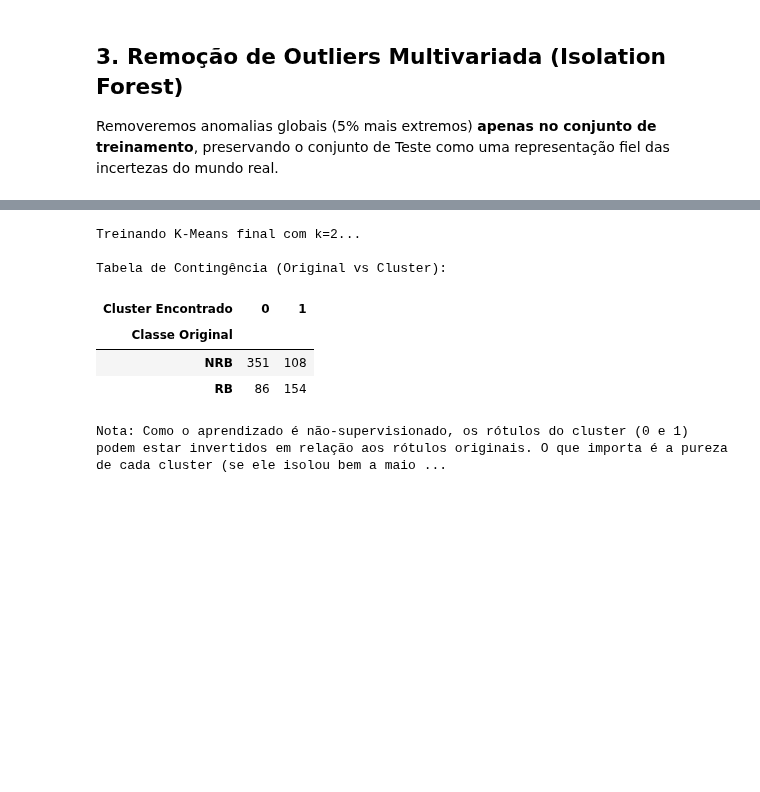
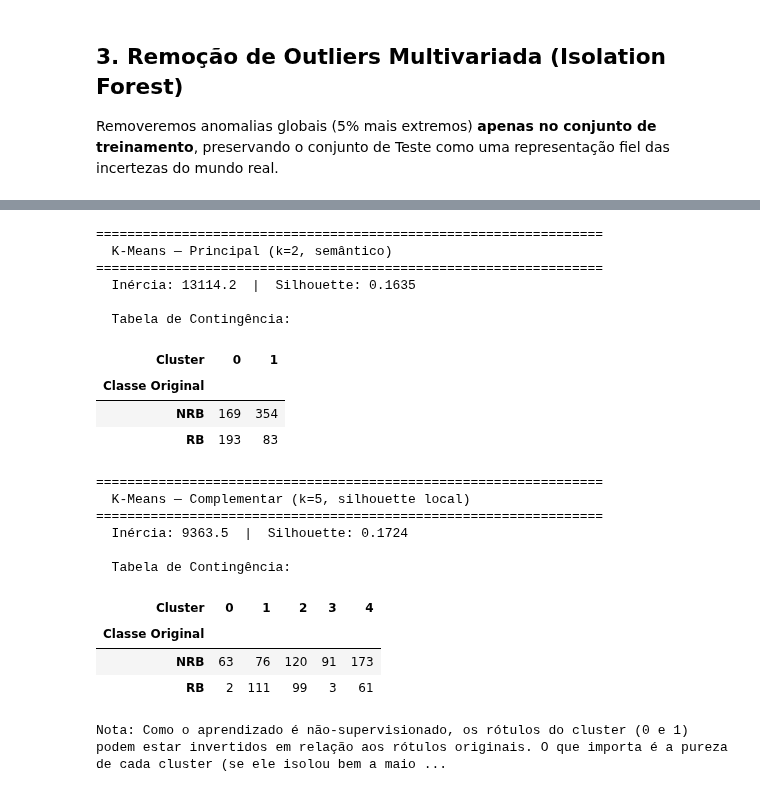
Before and after one commit to Gabrielogui/machine-learning, a Jupyter notebook: main.ipynb, the cells around one changed output, grey strips where cells are left out. Drawn from its saved outputs; the diff is of its cells as text; code cells hidden in the pictures; blank space fills up the shorter version.

```diff
--- a/main.ipynb
+++ b/main.ipynb
@@ -410,33 +499,51 @@ Em problemas binários, frequentemente testamos `K=2` para ver se os clusters re
 # %%
-# Supondo k ótimo (exemplo: k=2 baseado na semântica do problema ou nos gráficos)
-melhor_k = 2
-print(f"\nTreinando K-Means final com k={melhor_k}...")
+# ── Execução com k=2 (análise principal) e k=5 (análise complementar) ────────
+for melhor_k, rotulo in [(2, 'Principal (k=2, semântico)'), (5, 'Complementar (k=5, silhouette local)')]:
+    print(f"\n{'='*65}")
+    print(f"  K-Means — {rotulo}")
+    print(f"{'='*65}")
 
-kmeans_final = KMeans(n_clusters=melhor_k, random_state=42, n_init=10)
+    km = KMeans(n_clusters=melhor_k, random_state=42, n_init=10)
+    clusters_k = km.fit_predict(X_kmeans)
+    sil = silhouette_score(X_kmeans, clusters_k)
+    print(f"  Inércia: {km.inertia_:.1f}  |  Silhouette: {sil:.4f}")
+
+    df_comp = pd.DataFrame({
+        'Classe_Real': label_encoder.inverse_transform(y_kmeans_clean),
+        'Cluster': clusters_k
+    })
+    print("\n  Tabela de Contingência:")
+    display(pd.crosstab(df_comp['Classe_Real'], df_comp['Cluster'],
+                        rownames=['Classe Original'], colnames=['Cluster']))
+
+# Salvamos o modelo k=2 para os plots seguintes
+kmeans_final = KMeans(n_clusters=2, random_state=42, n_init=10)
 clusters_pred = kmeans_final.fit_predict(X_kmeans)
-
-# Tabela de Contingência
-df_comparacao = pd.DataFrame({
-    'Classe_Real': label_encoder.inverse_transform(y_kmeans_clean),
-    'Cluster_Atribuido': clusters_pred
-})
-
-crosstab = pd.crosstab(df_comparacao['Classe_Real'], df_comparacao['Cluster_Atribuido'],
-                       rownames=['Classe Original'], colnames=['Cluster Encontrado'])
-print("\nTabela de Contingência (Original vs Cluster):")
-display(crosstab)
 
 print("\nNota: Como o aprendizado é não-supervisionado, os rótulos do cluster (0 e 1) "
       "podem estar invertidos em relação aos rótulos originais. O que importa é a pureza "
       "de cada cluster (se ele isolou bem a maioria das instâncias RB de um lado e NRB do outro).")
 # %% [output]
-Treinando K-Means final com k=2...
+=================================================================
+  K-Means — Principal (k=2, semântico)
+=================================================================
+  Inércia: 13114.2  |  Silhouette: 0.1635
 
-Tabela de Contingência (Original vs Cluster):
+  Tabela de Contingência:
-| Cluster Encontrado | 0 | 1 |
+| Cluster | 0 | 1 |
 | Classe Original |  |  |
-| NRB | 351 | 108 |
-| RB | 86 | 154 |
+| NRB | 169 | 354 |
+| RB | 193 | 83 |
-Nota: Como o aprendizado é não-supervisionado, os rótulos do cluster (0 e 1) podem estar invertidos em relação aos rótulos originais. O que importa é a pureza de cada cluster (se ele isolou bem a maio ...
+=================================================================
+  K-Means — Complementar (k=5, silhouette local)
+=================================================================
+  Inércia: 9363.5  |  Silhouette: 0.1724
+
+  Tabela de Contingência:
+| Cluster | 0 | 1 | 2 | 3 | 4 |
+| Classe Original |  |  |  |  |  |
+| NRB | 63 | 76 | 120 | 91 | 173 |
+| RB | 2 | 111 | 99 | 3 | 61 |
+Nota: Como o aprendizado é não-supervisionado, os rótulos do cluster (0 e 1) podem estar invertidos em relação aos rótulos originais. O que importa é a pureza de cada cluster (se ele isolou bem a maio ...
 # %% [markdown]
 ## 8. Visualização dos Clusters (Redução de Dimensionalidade com PCA)
```
Also changed, not shown: parts of 31 cells of this notebook.
